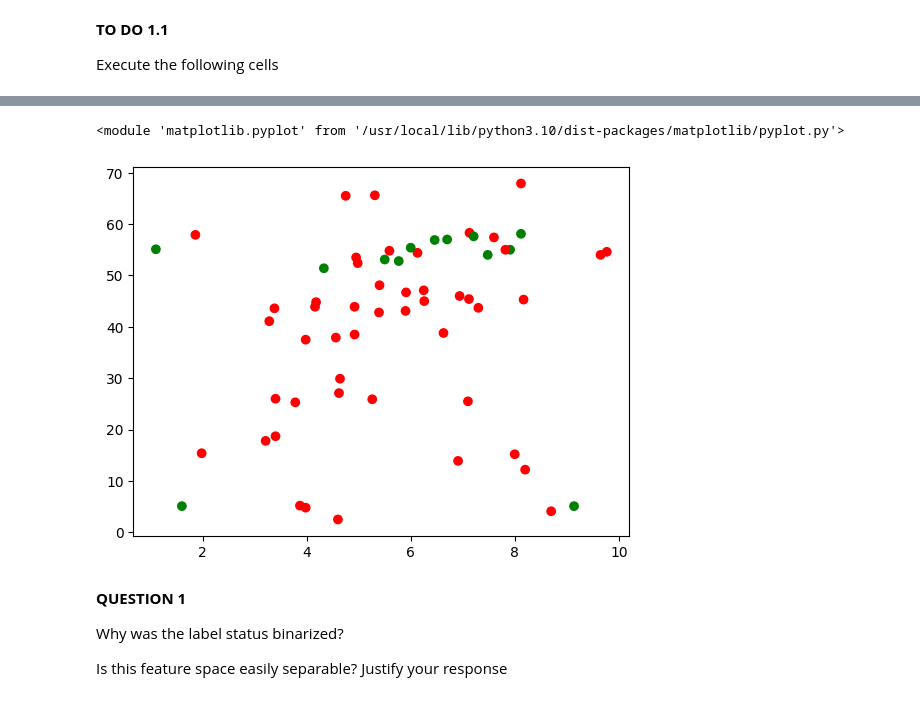
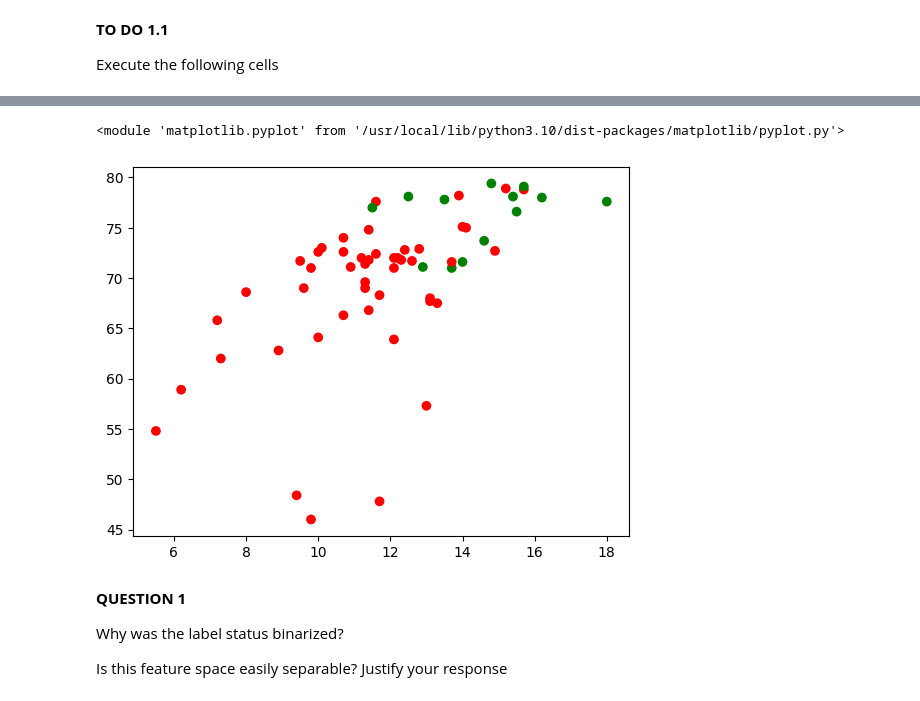
Before and after one commit to rayaneghilene/Basic_Data_Classification, a Jupyter notebook: TP2_Classification.ipynb, the cells around one changed output, grey strips where cells are left out. Drawn from its saved outputs; the diff is of its cells as text; code cells hidden in the pictures.

```diff
--- a/TP2_Classification.ipynb
+++ b/TP2_Classification.ipynb
@@ -60,17 +60,17 @@ Data columns (total 25 columns):
 dtypes: float64(18), int64(4), object(3)
 memory usage: 335.0+ KB
 # %%
-df_X = df1[['Total_expenditure', 'BMI']]
+df_X = df1[['Schooling', 'Life_expectancy']]
 df_Status = df1[['Status']]
 
 df_Y = df_Status.replace(['Developing', 'Developed'], [0, 1])
 
 np1 = df_X.to_numpy()
 plt.scatter(np1[:,0], np1[:,1], c=np.squeeze(df_Y.to_numpy()), cmap=matplotlib.colors.ListedColormap(['red', 'green']))
 plt
 # %% [output]
 <module 'matplotlib.pyplot' from '/usr/local/lib/python3.10/dist-packages/matplotlib/pyplot.py'>
-[figure, old version]
+[figure, new version]
 # %% [markdown]
 **QUESTION 1**
 
```
Also changed, not shown: parts of 14 cells of this notebook.
